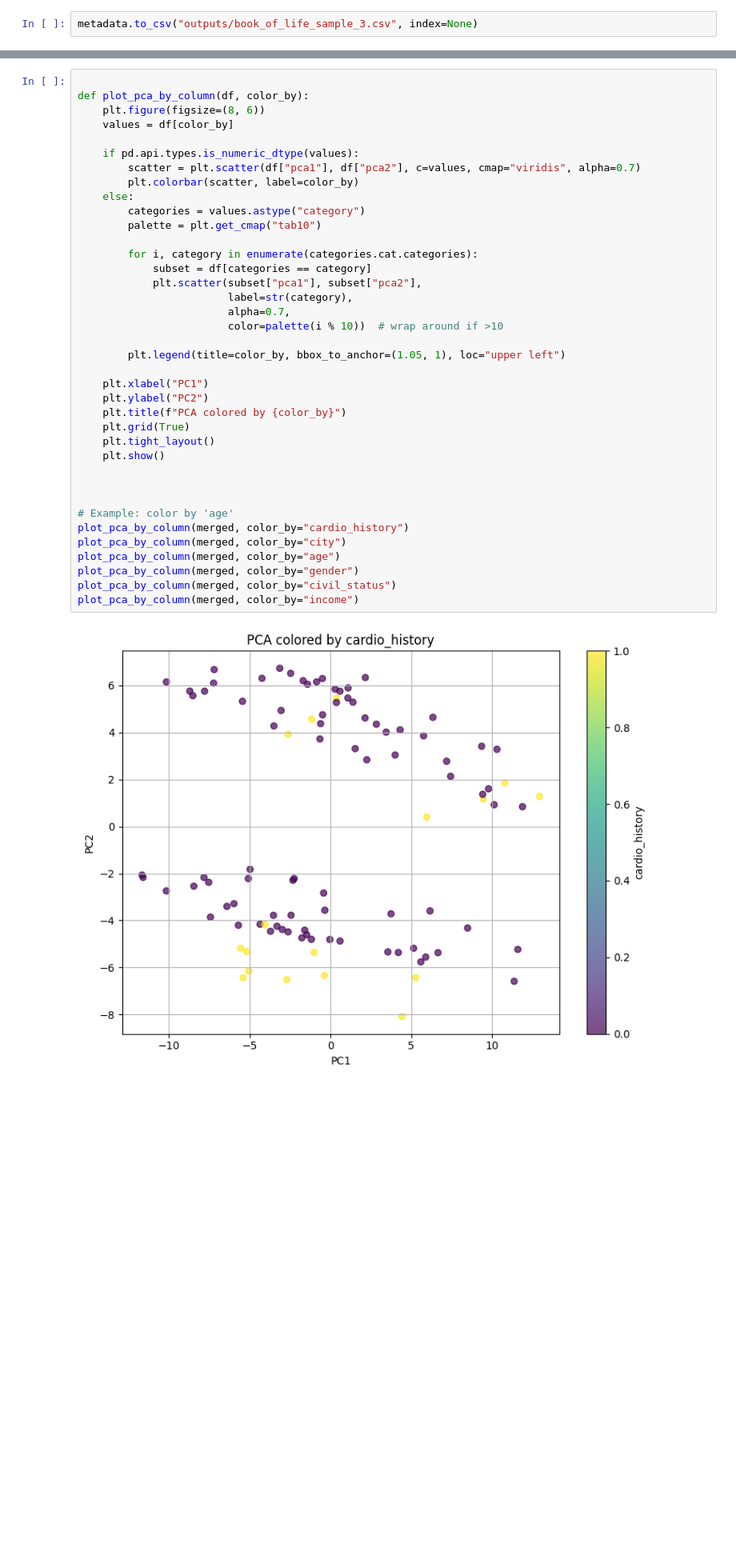
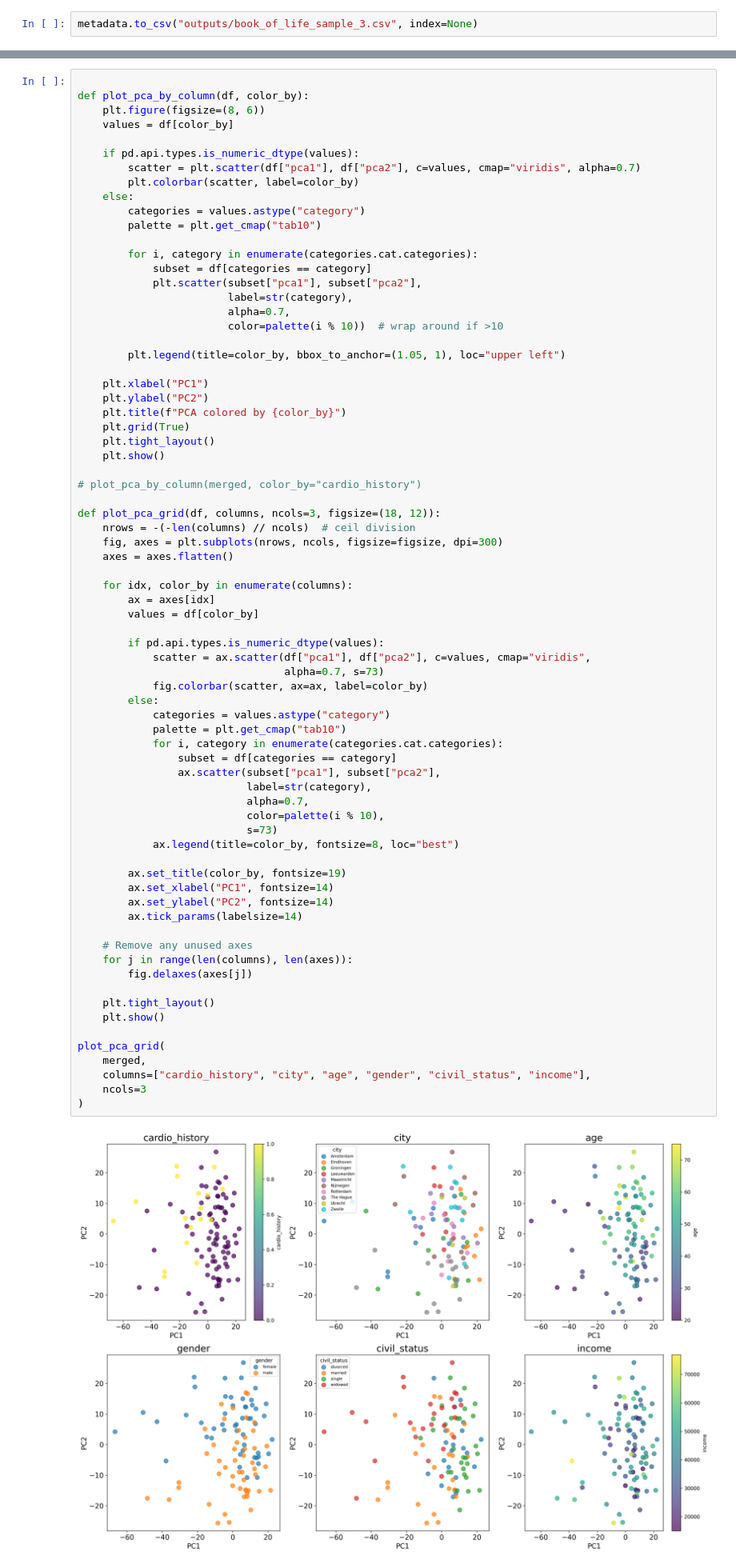
Before and after one commit to niznik-dev/predicting-zygosity, a Jupyter notebook: embeddings/explore_results.ipynb, the cells around one changed output, grey strips where cells are left out. Shown at 80% size. Drawn from its saved outputs; the diff is of its cells as text; blank space fills up the shorter version.

Commit message:
Updated results notebook to have PCA plots grid

```diff
--- a/embeddings/explore_results.ipynb
+++ b/embeddings/explore_results.ipynb
@@ -145,38 +145,73 @@ merged["pca2"] = X_pca[:, 1]
 def plot_pca_by_column(df, color_by):
     plt.figure(figsize=(8, 6))
     values = df[color_by]
 
     if pd.api.types.is_numeric_dtype(values):
         scatter = plt.scatter(df["pca1"], df["pca2"], c=values, cmap="viridis", alpha=0.7)
         plt.colorbar(scatter, label=color_by)
     else:
         categories = values.astype("category")
         palette = plt.get_cmap("tab10")
 
         for i, category in enumerate(categories.cat.categories):
             subset = df[categories == category]
             plt.scatter(subset["pca1"], subset["pca2"],
                         label=str(category),
                         alpha=0.7,
                         color=palette(i % 10))  # wrap around if >10
 
         plt.legend(title=color_by, bbox_to_anchor=(1.05, 1), loc="upper left")
 
     plt.xlabel("PC1")
     plt.ylabel("PC2")
     plt.title(f"PCA colored by {color_by}")
     plt.grid(True)
     plt.tight_layout()
     plt.show()
 
+# plot_pca_by_column(merged, color_by="cardio_history")
 
+def plot_pca_grid(df, columns, ncols=3, figsize=(18, 12)):
+    nrows = -(-len(columns) // ncols)  # ceil division
+    fig, axes = plt.subplots(nrows, ncols, figsize=figsize, dpi=300)
+    axes = axes.flatten()
 
-# Example: color by 'age'
-plot_pca_by_column(merged, color_by="cardio_history")
-plot_pca_by_column(merged, color_by="city")
-plot_pca_by_column(merged, color_by="age")
-plot_pca_by_column(merged, color_by="gender")
-plot_pca_by_column(merged, color_by="civil_status")
-plot_pca_by_column(merged, color_by="income")
+    for idx, color_by in enumerate(columns):
+        ax = axes[idx]
+        values = df[color_by]
+
+        if pd.api.types.is_numeric_dtype(values):
+            scatter = ax.scatter(df["pca1"], df["pca2"], c=values, cmap="viridis",
+                                 alpha=0.7, s=73)
+            fig.colorbar(scatter, ax=ax, label=color_by)
+        else:
+            categories = values.astype("category")
+            palette = plt.get_cmap("tab10")
+            for i, category in enumerate(categories.cat.categories):
+                subset = df[categories == category]
+                ax.scatter(subset["pca1"], subset["pca2"],
+                           label=str(category),
+                           alpha=0.7,
+                           color=palette(i % 10),
+                           s=73)
+            ax.legend(title=color_by, fontsize=8, loc="best")
+
+        ax.set_title(color_by, fontsize=19)
+        ax.set_xlabel("PC1", fontsize=14)
+        ax.set_ylabel("PC2", fontsize=14)
+        ax.tick_params(labelsize=14)
+
+    # Remove any unused axes
+    for j in range(len(columns), len(axes)):
+        fig.delaxes(axes[j])
+
+    plt.tight_layout()
+    plt.show()
+
+plot_pca_grid(
+    merged,
+    columns=["cardio_history", "city", "age", "gender", "civil_status", "income"],
+    ncols=3
+)
 # %% [output]
-[figure, old version]
+[figure, new version]
```
Also changed, not shown: parts of 2 cells of this notebook, 1 other file.
